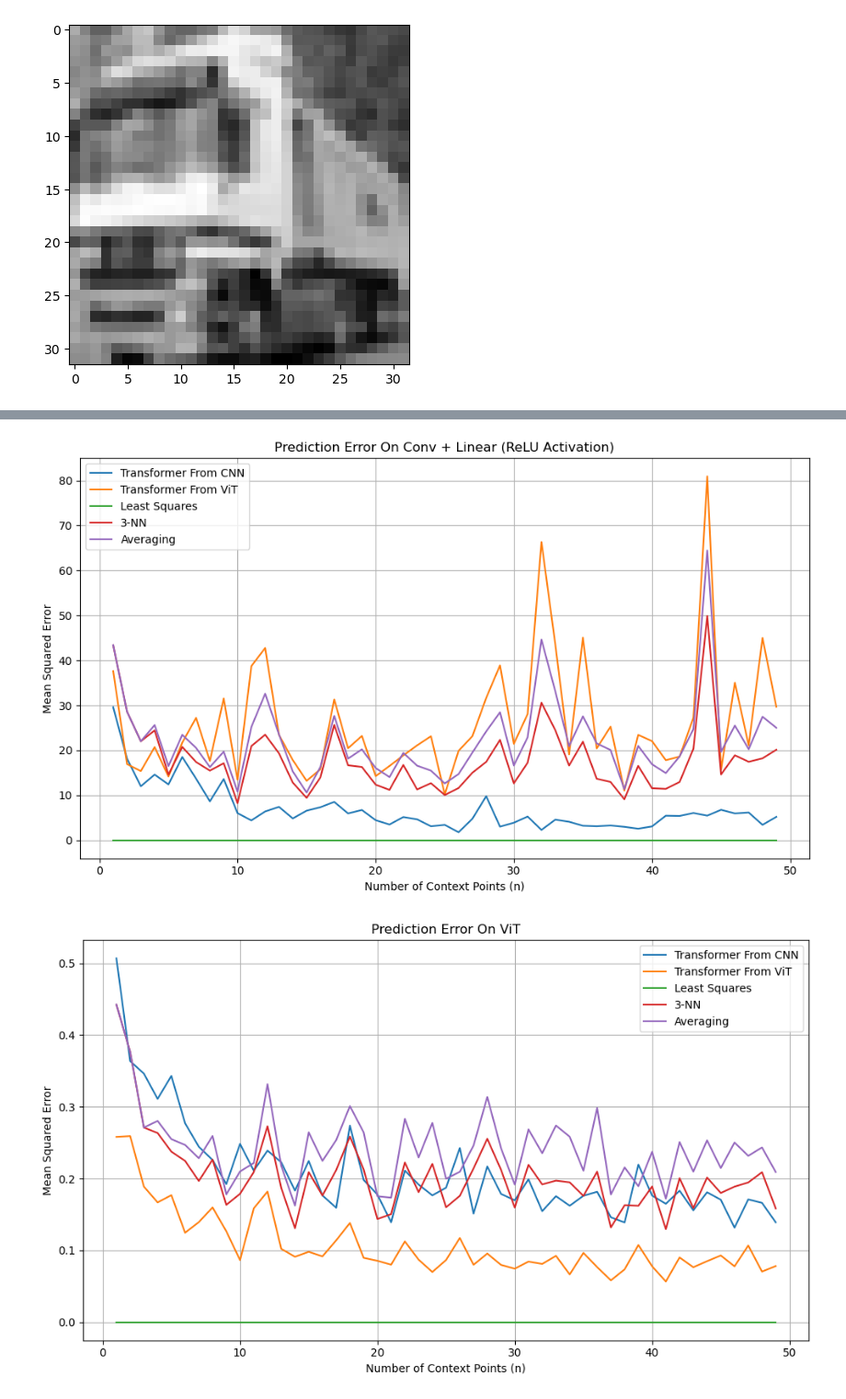
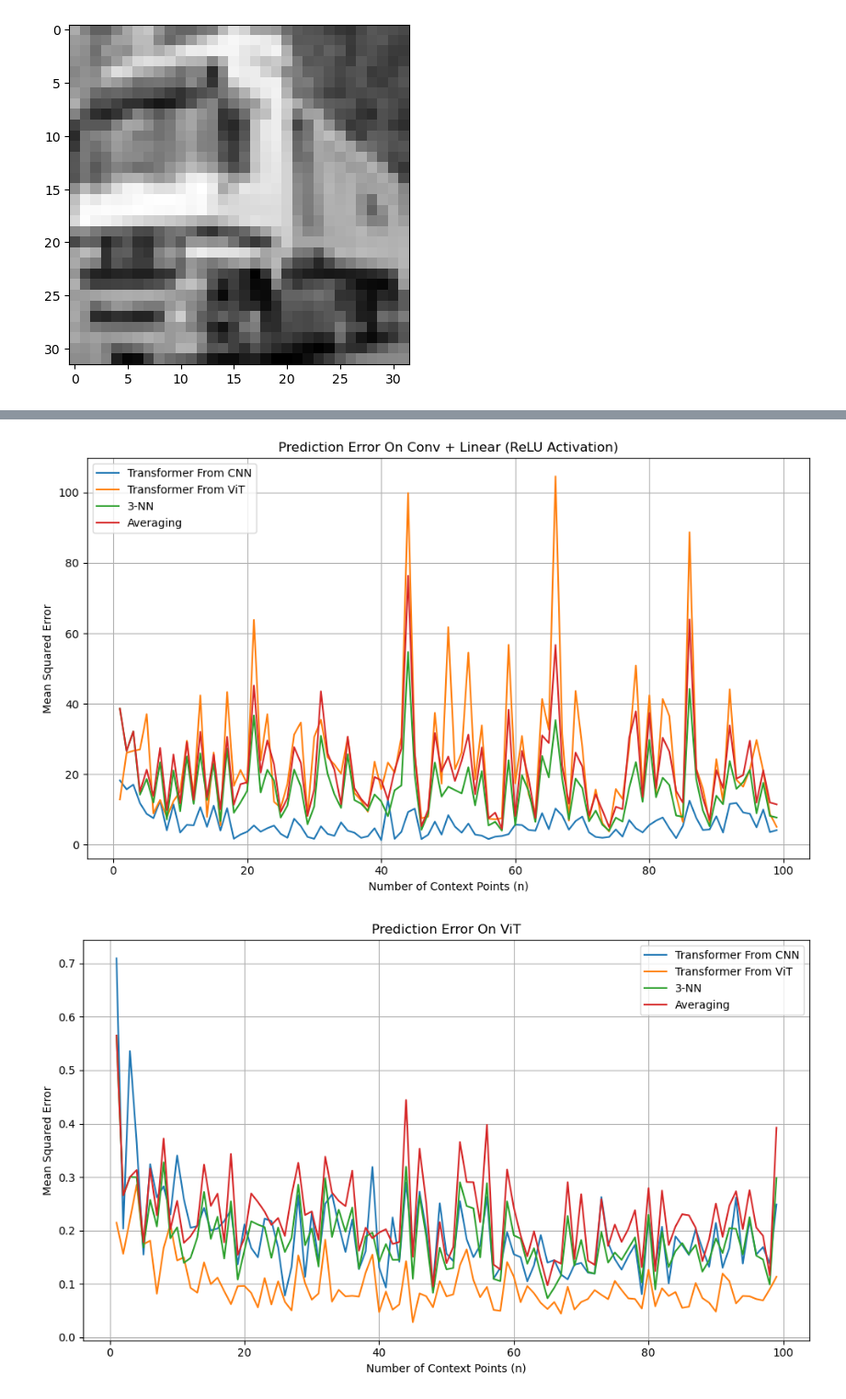
Before and after one commit to antony-zhao/182-final-project, a Jupyter notebook: benchmark.ipynb, the cells around one changed output, grey strips where cells are left out. Shown at 92% size. Drawn from its saved outputs; the diff is of its cells as text; code cells hidden in the pictures.

```diff
--- a/benchmark.ipynb
+++ b/benchmark.ipynb
@@ -434,11 +440,12 @@ def generate_conv_task(n, image_size=8):
 # %%
 errors = {"Transformer From CNN": [], "Transformer From ViT": [], "Least Squares": [], "3-NN": [], "Averaging": []}
 
-max_context = 50
+max_context = 100
+average_over = 32
 
 for n in range(1, max_context):
     err_t1 = err_t2 = err_ls = err_knn = err_avg = 0
-    for _ in range(100):
+    for _ in range(average_over):
         x_ctx, y_ctx, x_query, y_true = generate_conv_task(n)
 
         x_input, y_input = make_transformer_input(x_ctx, y_ctx, x_query)
@@ -456,6 +463,7 @@ for n in range(1, max_context):
         res = torch.linalg.lstsq(x_ctx, y_ctx)
         beta = res.solution
         y_ls = x_query @ beta
+        err_ls += ((y_ls - y_true) ** 2).item()
 
         dists = torch.abs(x_ctx - x_query)
         _, idxs = torch.topk(dists, min(3, len(x_ctx)), largest=False, dim=0)
@@ -465,11 +473,11 @@ for n in range(1, max_context):
         y_avg = y_ctx.mean()
         err_avg += ((y_avg - y_true)**2).item()
 
-    errors["Transformer From CNN"].append(err_t1 / 100)
-    errors["Transformer From ViT"].append(err_t2 / 100)
-    errors["Least Squares"].append(err_ls / 100)
-    errors["3-NN"].append(err_knn / 100)
-    errors["Averaging"].append(err_avg / 100)
+    errors["Transformer From CNN"].append(err_t1 / average_over)
+    errors["Transformer From ViT"].append(err_t2 / average_over)
+    errors["Least Squares"].append(err_ls / average_over)
+    errors["3-NN"].append(err_knn / average_over)
+    errors["Averaging"].append(err_avg / average_over)
 # %%
 import matplotlib.pyplot as plt
 
@@ -477,7 +485,8 @@ n_vals = list(range(1, max_context))
 
 plt.figure(figsize=(10, 6))
 for method, err_list in errors.items():
-    plt.plot(n_vals, err_list, label=method)
+    if method != 'Least Squares':
+        plt.plot(n_vals, err_list, label=method)
 
 plt.title("Prediction Error On Conv + Linear (ReLU Activation)")
 plt.xlabel("Number of Context Points (n)")
@@ -487,7 +496,7 @@ plt.grid(True)
 plt.tight_layout()
 plt.show()
 # %% [output]
-[figure, old version]
+[figure, new version]
 # %%
 def generate_vit_task(n, image_size=8):
     vit = SimplerViT(image_size)
@@ -498,15 +507,16 @@ def generate_vit_task(n, image_size=8):
     x_query = sample_cifar_mini(1)
     y_true = vit(x_query)
 
-    return x_ctx.view(-1, image_size ** 2), y_ctx, x_query.view(-1, image_size ** 2), y_true
+    return x_ctx.view(-1, image_size ** 2), y_ctx.detach(), x_query.view(-1, image_size ** 2), y_true.detach()
 # %%
 errors = {"Transformer From CNN": [], "Transformer From ViT": [], "Least Squares": [], "3-NN": [], "Averaging": []}
 
-max_context = 50
+max_context = 100
+average_over = 32
 
 for n in range(1, max_context):
     err_t1 = err_t2 = err_ls = err_knn = err_avg = 0
-    for _ in range(100):
+    for _ in range(average_over):
         x_ctx, y_ctx, x_query, y_true = generate_vit_task(n)
 
         x_input, y_input = make_transformer_input(x_ctx, y_ctx, x_query)
@@ -524,6 +534,7 @@ for n in range(1, max_context):
         res = torch.linalg.lstsq(x_ctx, y_ctx)
         beta = res.solution
         y_ls = x_query @ beta
+        err_ls += ((y_ls - y_true) ** 2).item()
 
         dists = torch.abs(x_ctx - x_query)
         _, idxs = torch.topk(dists, min(3, len(x_ctx)), largest=False, dim=0)
@@ -533,26 +544,27 @@ for n in range(1, max_context):
         y_avg = y_ctx.mean()
         err_avg += ((y_avg - y_true)**2).item()
 
-    errors["Transformer From CNN"].append(err_t1 / 100)
-    errors["Transformer From ViT"].append(err_t2 / 100)
-    errors["Least Squares"].append(err_ls / 100)
-    errors["3-NN"].append(err_knn / 100)
-    errors["Averaging"].append(err_avg / 100)
+    errors["Transformer From CNN"].append(err_t1 / average_over)
+    errors["Transformer From ViT"].append(err_t2 / average_over)
+    errors["Least Squares"].append(err_ls / average_over)
+    errors["3-NN"].append(err_knn / average_over)
+    errors["Averaging"].append(err_avg / average_over)
 # %%
 import matplotlib.pyplot as plt
 
 n_vals = list(range(1, max_context))
 
 plt.figure(figsize=(10, 6))
 for method, err_list in errors.items():
-    plt.plot(n_vals, err_list, label=method)
+    if method != 'Least Squares':
+        plt.plot(n_vals, err_list, label=method)
 
 plt.title("Prediction Error On ViT")
 plt.xlabel("Number of Context Points (n)")
 plt.ylabel("Mean Squared Error")
 plt.legend()
 plt.grid(True)
 plt.tight_layout()
 plt.show()
 # %% [output]
-[figure, old version]
+[figure, new version]
```
Also changed, not shown: parts of 11 cells of this notebook, 11 other files.
